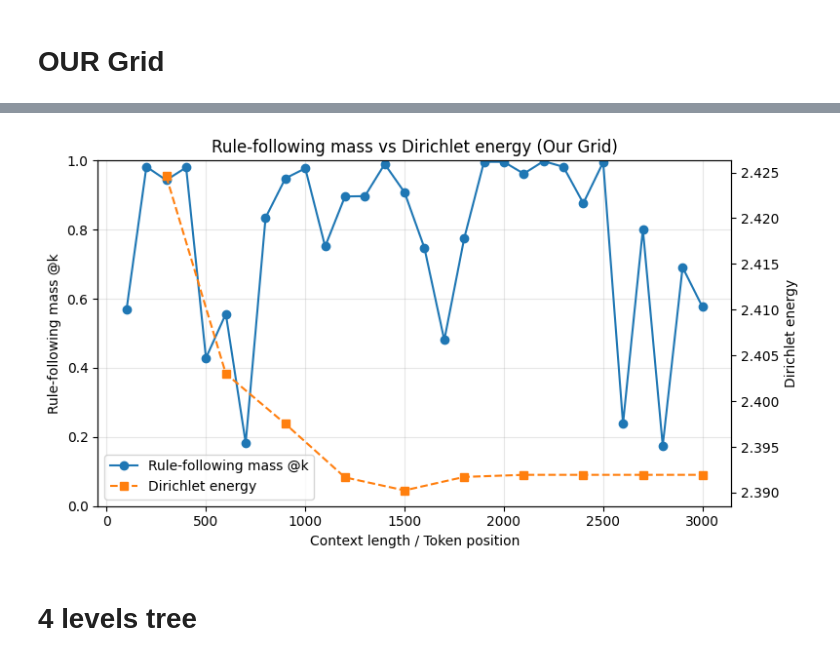
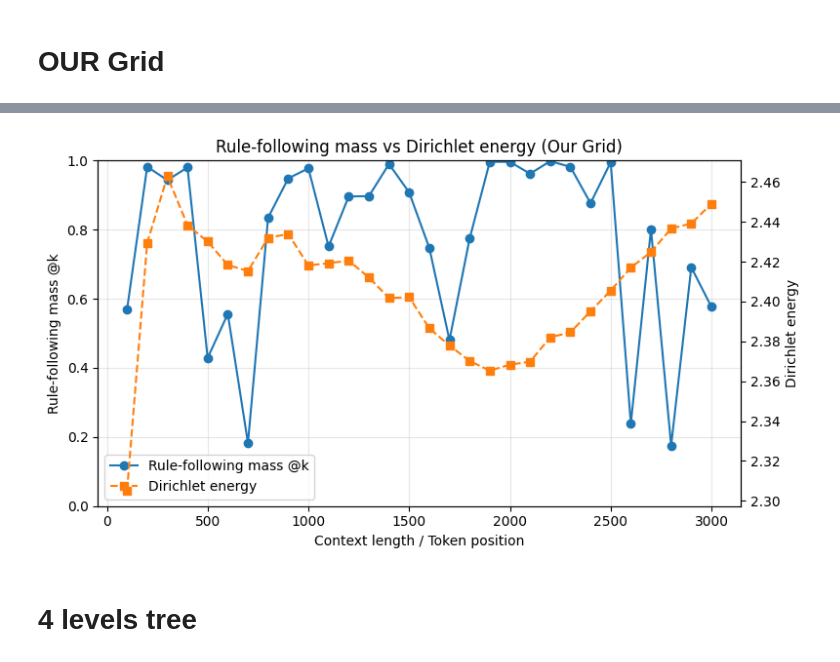
Before and after one commit to Project-Hindenburg/hico, a Jupyter notebook: notebooks/dirichlet.ipynb, the cells around one changed output, grey strips where cells are left out. Drawn from its saved outputs; the diff is of its cells as text; code cells hidden in the pictures.

```diff
--- a/notebooks/dirichlet.ipynb
+++ b/notebooks/dirichlet.ipynb
@@ -75,8 +72,8 @@ graph_nodes = list(G.nodes())
 print(f"\n=== CTX={ctx} | file_len={T_file} | t_end_ref={t_end_ref} ===")
 
 for win_len in CONTEXT_LENS:
-    t0 = max(0, t_end_ref - win_len)
-    t1 = t_end_ref
+    t0 = 0#max(0, t_end_ref - win_len)
+    t1 = min(win_len, T_file)#t_end_ref
 
     filtered_ids, filtered_emb = _window_and_filter(
         ids_np, emb_np, hp_grid.id_to_word,
@@ -261,8 +227,8 @@ Grid - #nodi: 16 #archi: 24
 
 
 ctx = 3000
-WIN = 300
-PCA_K = 10
+WIN = 100
+PCA_K = 15
 MIN_NODES = PCA_K + 1
 
 all_results = []
@@ -282,8 +248,8 @@ graph_nodes = list(G.nodes())
 print(f"\n=== CTX={ctx} | file_len={T_file} | t_end_ref={t_end_ref} ===")
 
 for win_len in CONTEXT_LENS:
-    t0 = max(0, t_end_ref - win_len)
-    t1 = t_end_ref
+    t0 =0# max(0, t_end_ref - win_len)
+    t1 = min(win_len, T_file)#t_end_ref
 
     filtered_ids, filtered_emb = _window_and_filter(
         ids_np, emb_np, hp_grid.id_to_word,
@@ -336,7 +302,7 @@ for win_len in CONTEXT_LENS:
             E = E_per_edge = np.nan
         else:
             E = dirichlet_energy_laplacian(G_sub, common, X_pca)
-            E_per_edge = E / m
+            E_per_edge = E #/ m
 
     print(f"  CTX={ctx} | win_len={win_len} | local=[{t0}:{t1}) | E={E}")
 
@@ -404,4 +370,4 @@ plt.show()
-[figure, old version]
+[figure, new version]
 # %% [markdown]
 # 4 levels tree
 # %%
```
Also changed, not shown: parts of 14 cells of this notebook, 15 other files.
